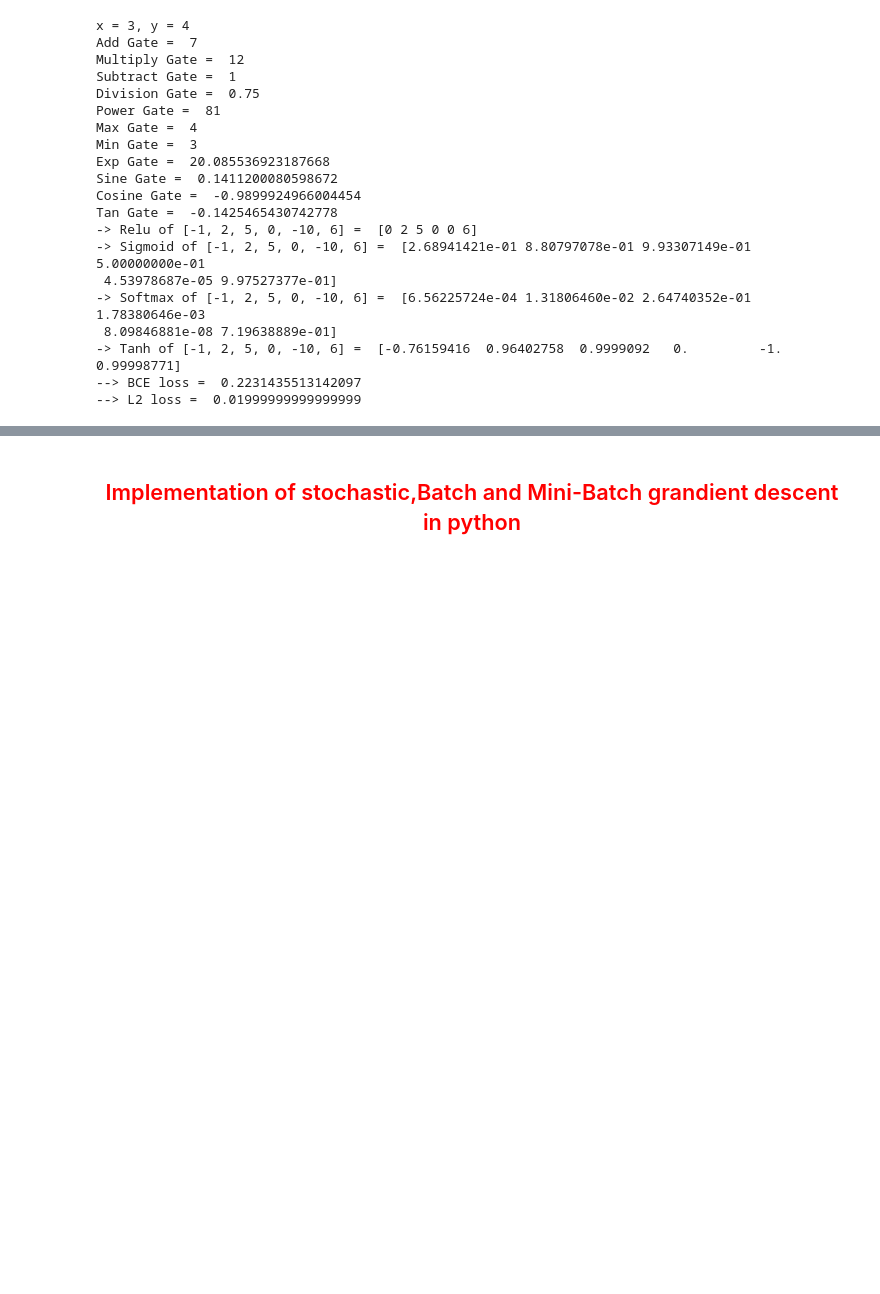
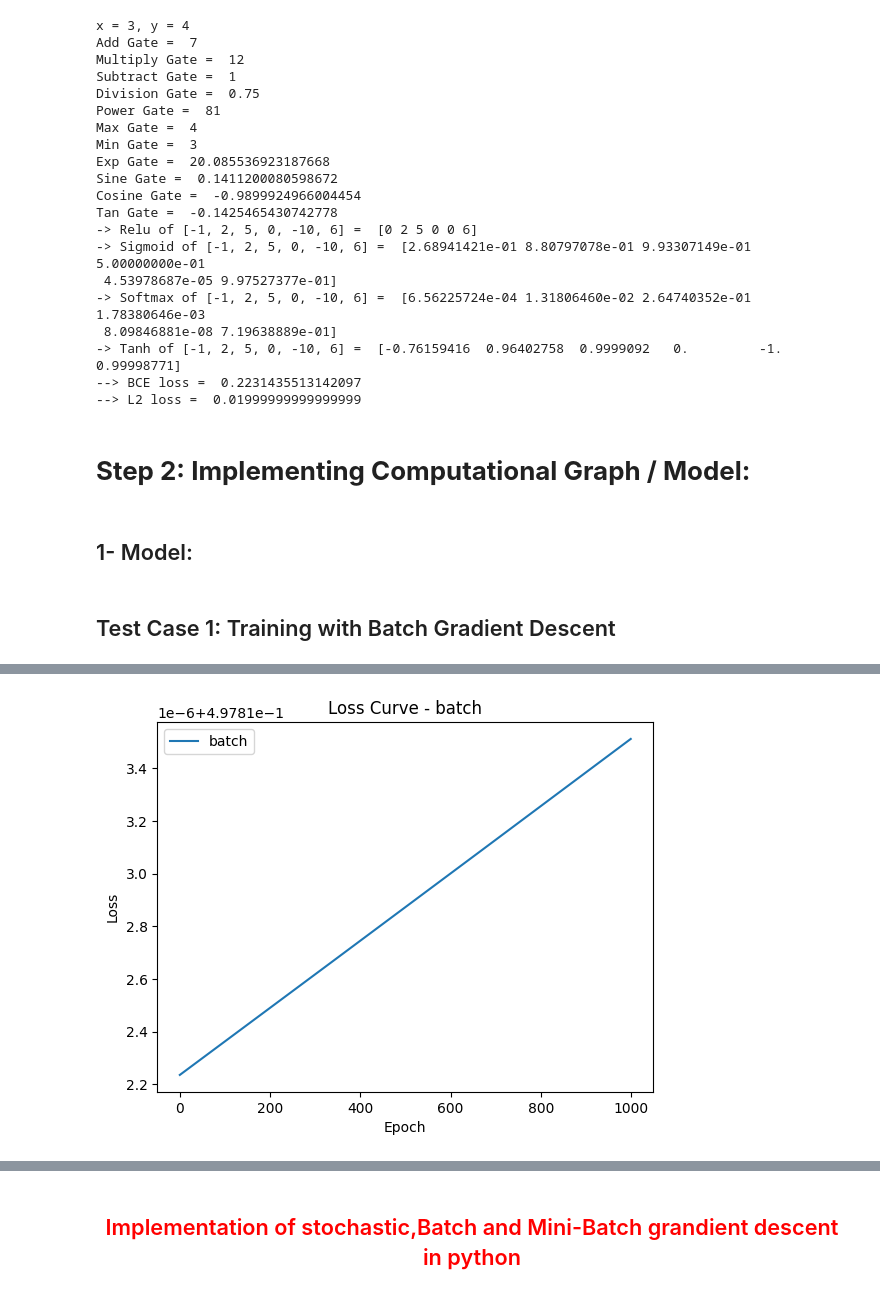
Before and after one commit to Mazen-Gaber/NN-from-scratch, a Jupyter notebook: Neural_Network.ipynb, the cells around one changed output, grey strips where cells are left out. Drawn from its saved outputs; the diff is of its cells as text; code cells hidden in the pictures; blank space fills up the shorter version.

Commit message:
Model done

```diff
--- a/Neural_Network.ipynb
+++ b/Neural_Network.ipynb
@@ -279,3 +279,7 @@ Tan Gate =  -0.1425465430742778
 -> Tanh of [-1, 2, 5, 0, -10, 6] =  [-0.76159416  0.96402758  0.9999092   0.         -1.          0.99998771]
 --> BCE loss =  0.2231435513142097
 --> L2 loss =  0.01999999999999999
+# %% [markdown]
+# **Step 2: Implementing Computational Graph / Model:**
+# %% [markdown]
+## 1- Model:
@@ -281,0 +423,20 @@ Tan Gate =  -0.1425465430742778
+# %% [markdown]
+## Test Case 1: Training with Batch Gradient Descent
+# %%
+# Define layers dimensions, activation functions, and loss
+layers_dim = [10, 128, 2]
+activation_func = ["tanh", "relu", "softmax"]
+loss = l2_loss()
+
+# Create a model instance
+model = Model(layers_dim, activation_func, loss)
+
+# Generate random training data
+X_train = np.random.randn(10, 1000)
+Y_train = np.random.randn(2, 1000)
+
+# Train the model using batch gradient descent
+model.train(X_train, Y_train, Label=None, learning_rate=0.01, num_epochs=1000, gradient_descent_method='batch')
+
+# Plot the learning curve
+# %% [output]
@@ -281,0 +453 @@ Tan Gate =  -0.1425465430742778
+[figure, added]
```
Also changed, not shown: parts of 9 cells of this notebook.
